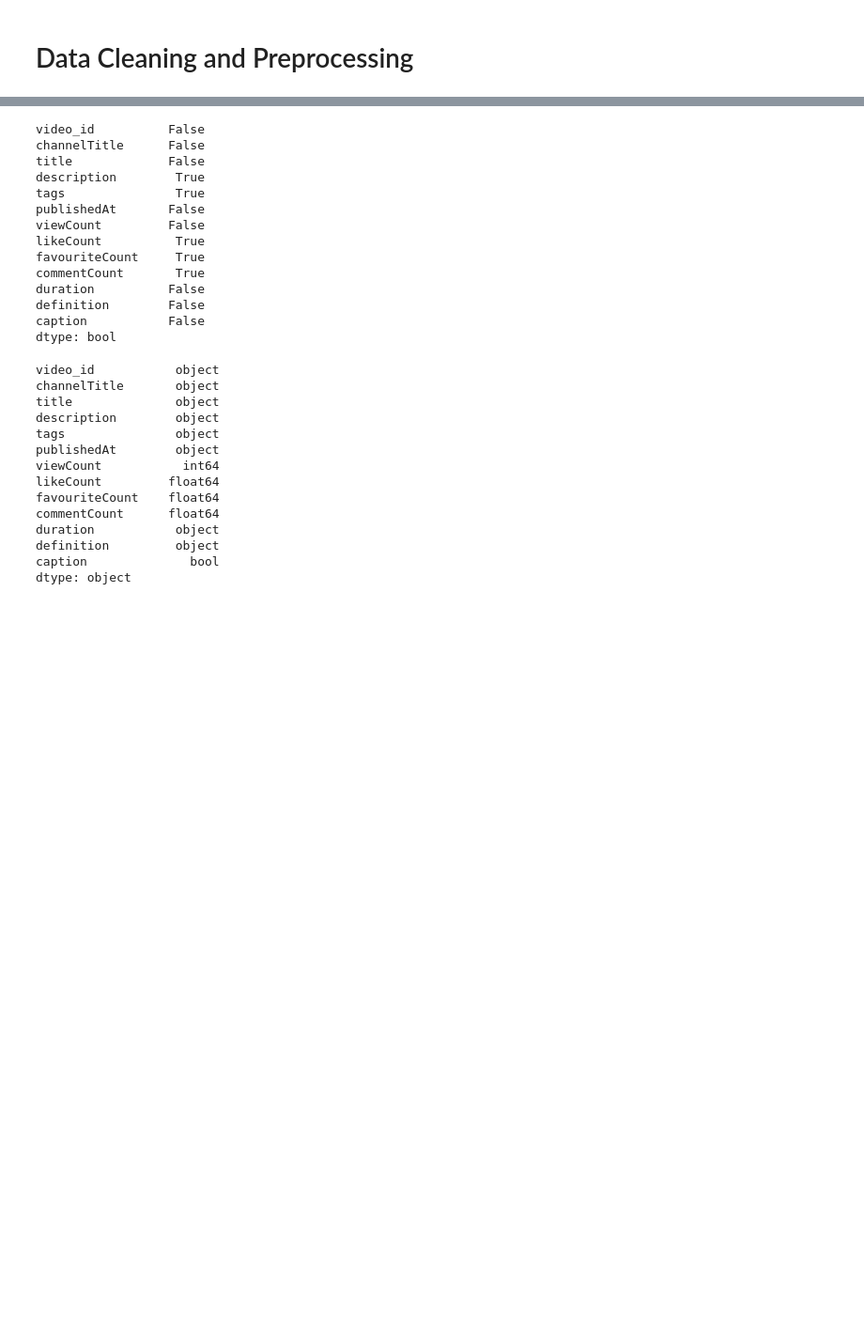
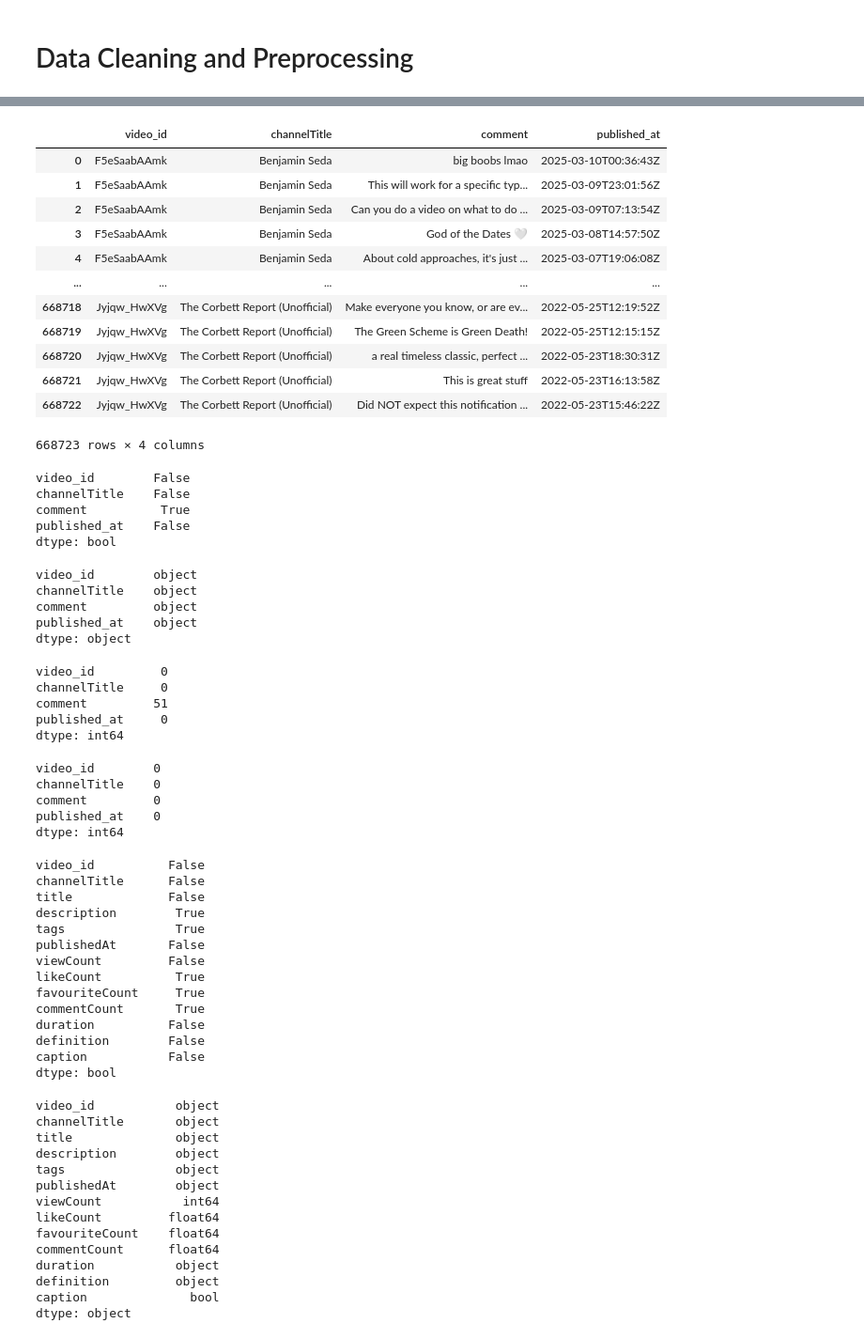
Before and after one commit to Shab00/redPillYoutube, a Jupyter notebook: 3.cleaningData.ipynb, the cells around one changed output, grey strips where cells are left out. Shown at 94% size. Cells and saved outputs as stored; diff of their text form; code cells hidden in the pictures; blank space fills up the shorter version.

Commit message:
commiting files data clean and analytics

```diff
--- a/3.cleaningData.ipynb
+++ b/3.cleaningData.ipynb
@@ -19,6 +19,64 @@ from isodate import parse_duration
 from textblob import TextBlob
 # %%
 video_df = pd.read_csv("dataFolder/raw/redPillAnalytics.csv")
+# %%
+df1 = pd.read_csv("dataFolder/raw/commentsBatchOne_df.csv")
+df2 = pd.read_csv("dataFolder/raw/commentsBatchTwo_df.csv")
+comments_df = pd.concat([df1, df2], ignore_index=True)
+# %%
+df_filtered = video_df[['video_id', 'channelTitle']]
+# %%
+comments_df = df_filtered.merge(comments_df, on='video_id', how='inner').copy()
+comments_df
+# %% [output]
+|  | video_id | channelTitle | comment | published_at |
+| 0 | F5eSaabAAmk | Benjamin Seda | big boobs lmao | 2025-03-10T00:36:43Z |
+| 1 | F5eSaabAAmk | Benjamin Seda | This will work for a specific typ... | 2025-03-09T23:01:56Z |
+| 2 | F5eSaabAAmk | Benjamin Seda | Can you do a video on what to do ... | 2025-03-09T07:13:54Z |
+| 3 | F5eSaabAAmk | Benjamin Seda | God of the Dates 🤍 | 2025-03-08T14:57:50Z |
+| 4 | F5eSaabAAmk | Benjamin Seda | About cold approaches, it's just ... | 2025-03-07T19:06:08Z |
+| ... | ... | ... | ... | ... |
+| 668718 | Jyjqw_HwXVg | The Corbett Report (Unofficial) | Make everyone you know, or are ev... | 2022-05-25T12:19:52Z |
+| 668719 | Jyjqw_HwXVg | The Corbett Report (Unofficial) | The Green Scheme is Green Death! | 2022-05-25T12:15:15Z |
+| 668720 | Jyjqw_HwXVg | The Corbett Report (Unofficial) | a real timeless classic, perfect ... | 2022-05-23T18:30:31Z |
+| 668721 | Jyjqw_HwXVg | The Corbett Report (Unofficial) | This is great stuff | 2022-05-23T16:13:58Z |
+| 668722 | Jyjqw_HwXVg | The Corbett Report (Unofficial) | Did NOT expect this notification ... | 2022-05-23T15:46:22Z |
+668723 rows × 4 columns
+# %%
+comments_df.isnull().any()
+# %% [output]
+video_id        False
+channelTitle    False
+comment          True
+published_at    False
+dtype: bool
+# %%
+comments_df.dtypes
+# %% [output]
+video_id        object
+channelTitle    object
+comment         object
+published_at    object
+dtype: object
+# %%
+comments_df.isnull().sum()
+comments_df.dropna()
+comments_df.isin([0, np.nan]).sum()
+# %% [output]
+video_id         0
+channelTitle     0
+comment         51
+published_at     0
+dtype: int64
+# %%
+comments_df = comments_df.dropna(subset=['comment'])
+print(comments_df.isnull().sum())  # Verify no nulls in 'comment'
+# %% [output]
+video_id        0
+channelTitle    0
+comment         0
+published_at    0
+dtype: int64
 # %%
 video_df.isnull().any()
 # %% [output]
```
Also changed, not shown: parts of 3 cells of this notebook, 1 other file.
